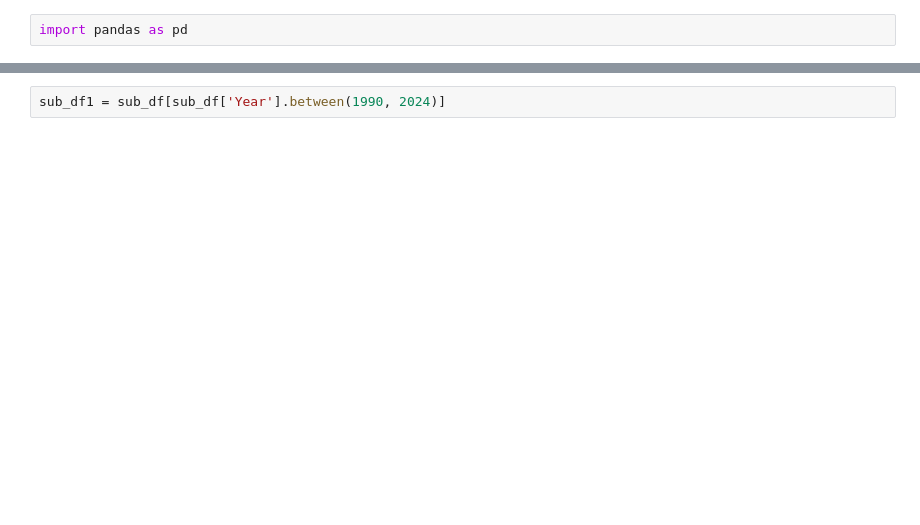
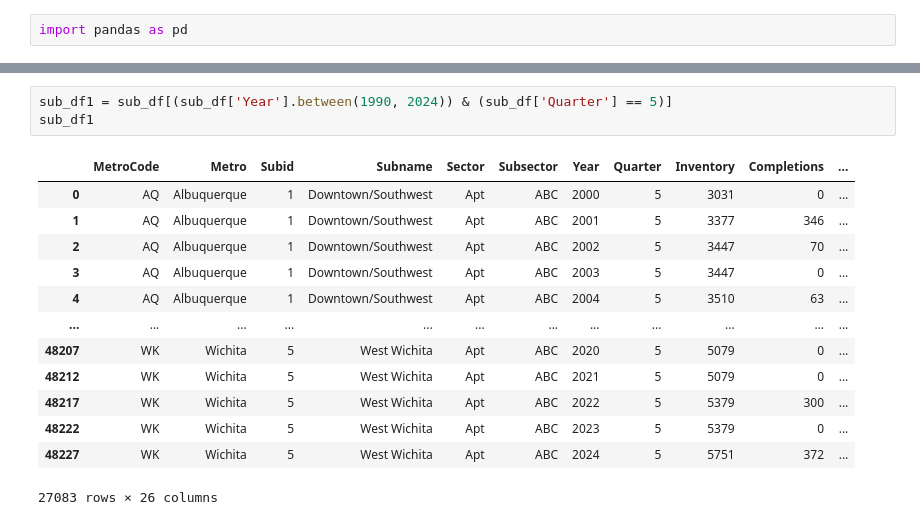
Before and after one commit to Ali3990/TMs31-Value-Add, a Jupyter notebook: REIS-Matrix.ipynb, the cells around one changed output, grey strips where cells are left out. Drawn from its saved outputs; the diff is of its cells as text; blank space fills up the shorter version.

```diff
--- a/REIS-Matrix.ipynb
+++ b/REIS-Matrix.ipynb
@@ -6,4 +15,19 @@ sub_df = pd.read_excel(sub_path, sheet_name='Sheet1')
 # %%
-sub_df1 = sub_df[sub_df['Year'].between(1990, 2024)]
+sub_df1 = sub_df[(sub_df['Year'].between(1990, 2024)) & (sub_df['Quarter'] == 5)]
+sub_df1
+# %% [output]
+|  | MetroCode | Metro | Subid | Subname | Sector | Subsector | Year | Quarter | Inventory | Completions | ... |
+| 0 | AQ | Albuquerque | 1 | Downtown/Southwest | Apt | ABC | 2000 | 5 | 3031 | 0 | ... |
+| 1 | AQ | Albuquerque | 1 | Downtown/Southwest | Apt | ABC | 2001 | 5 | 3377 | 346 | ... |
+| 2 | AQ | Albuquerque | 1 | Downtown/Southwest | Apt | ABC | 2002 | 5 | 3447 | 70 | ... |
+| 3 | AQ | Albuquerque | 1 | Downtown/Southwest | Apt | ABC | 2003 | 5 | 3447 | 0 | ... |
+| 4 | AQ | Albuquerque | 1 | Downtown/Southwest | Apt | ABC | 2004 | 5 | 3510 | 63 | ... |
+| ... | ... | ... | ... | ... | ... | ... | ... | ... | ... | ... | ... |
+| 48207 | WK | Wichita | 5 | West Wichita | Apt | ABC | 2020 | 5 | 5079 | 0 | ... |
+| 48212 | WK | Wichita | 5 | West Wichita | Apt | ABC | 2021 | 5 | 5079 | 0 | ... |
+| 48217 | WK | Wichita | 5 | West Wichita | Apt | ABC | 2022 | 5 | 5379 | 300 | ... |
+| 48222 | WK | Wichita | 5 | West Wichita | Apt | ABC | 2023 | 5 | 5379 | 0 | ... |
+| 48227 | WK | Wichita | 5 | West Wichita | Apt | ABC | 2024 | 5 | 5751 | 372 | ... |
+27083 rows × 26 columns
 # %%
 lta_vac = sub_df1.groupby(by=['Metro', 'Subname'], group_keys=True)['VacPercent'].mean().reset_index()
```
Also changed, not shown: parts of 4 cells of this notebook.
